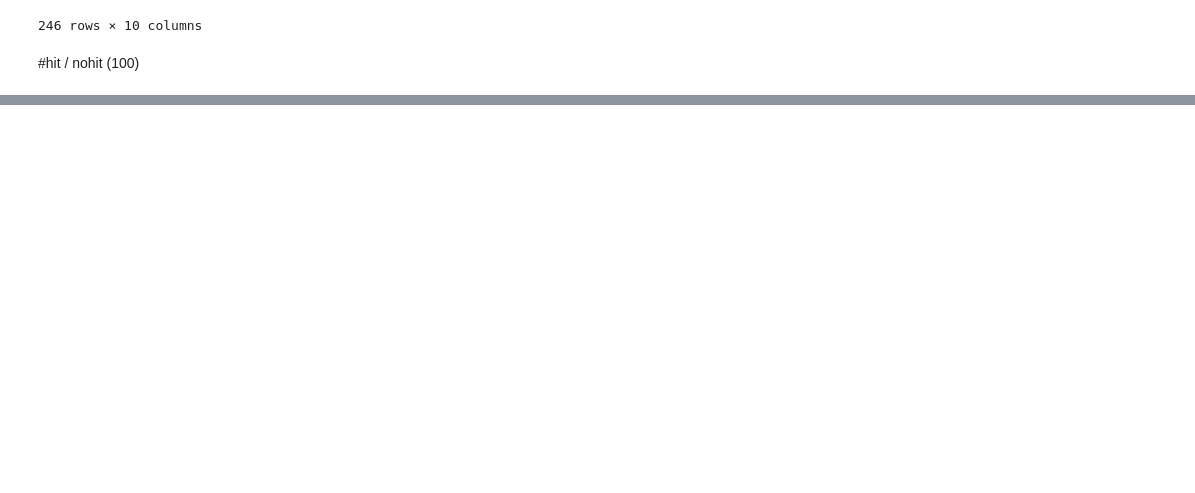
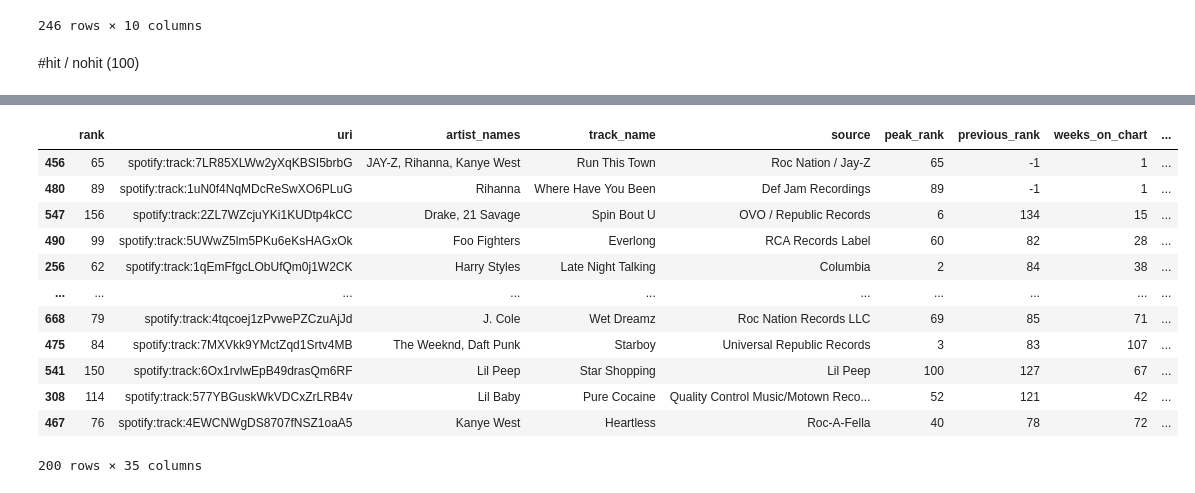
Before and after one commit to RikiyaT/Hit-Song-Prediction, a Jupyter notebook: evaluation.ipynb, the cells around one changed output, grey strips where cells are left out. Drawn from its saved outputs; the diff is of its cells as text; code cells hidden in the pictures; blank space fills up the shorter version.

```diff
--- a/evaluation.ipynb
+++ b/evaluation.ipynb
@@ -61,0 +392,19 @@ dataset
+# %%
+random = dataset.query("top50 == 0")
+# %%
+list_random = random.sample(n=200)
+list_random
+# %% [output]
+|  | rank | uri | artist_names | track_name | source | peak_rank | previous_rank | weeks_on_chart | ... |
+| 456 | 65 | spotify:track:7LR85XLWw2yXqKBSI5brbG | JAY-Z, Rihanna, Kanye West | Run This Town | Roc Nation / Jay-Z | 65 | -1 | 1 | ... |
+| 480 | 89 | spotify:track:1uN0f4NqMDcReSwXO6PLuG | Rihanna | Where Have You Been | Def Jam Recordings | 89 | -1 | 1 | ... |
+| 547 | 156 | spotify:track:2ZL7WZcjuYKi1KUDtp4kCC | Drake, 21 Savage | Spin Bout U | OVO / Republic Records | 6 | 134 | 15 | ... |
+| 490 | 99 | spotify:track:5UWwZ5lm5PKu6eKsHAGxOk | Foo Fighters | Everlong | RCA Records Label | 60 | 82 | 28 | ... |
+| 256 | 62 | spotify:track:1qEmFfgcLObUfQm0j1W2CK | Harry Styles | Late Night Talking | Columbia | 2 | 84 | 38 | ... |
+| ... | ... | ... | ... | ... | ... | ... | ... | ... | ... |
+| 668 | 79 | spotify:track:4tqcoej1zPvwePZCzuAjJd | J. Cole | Wet Dreamz | Roc Nation Records LLC | 69 | 85 | 71 | ... |
+| 475 | 84 | spotify:track:7MXVkk9YMctZqd1Srtv4MB | The Weeknd, Daft Punk | Starboy | Universal Republic Records | 3 | 83 | 107 | ... |
+| 541 | 150 | spotify:track:6Ox1rvlwEpB49drasQm6RF | Lil Peep | Star Shopping | Lil Peep | 100 | 127 | 67 | ... |
+| 308 | 114 | spotify:track:577YBGuskWkVDCxZrLRB4v | Lil Baby | Pure Cocaine | Quality Control Music/Motown Reco... | 52 | 121 | 42 | ... |
+| 467 | 76 | spotify:track:4EWCNWgDS8707fNSZ1oaA5 | Kanye West | Heartless | Roc-A-Fella | 40 | 78 | 72 | ... |
+200 rows × 35 columns
```
Also changed, not shown: parts of 73 cells of this notebook.
